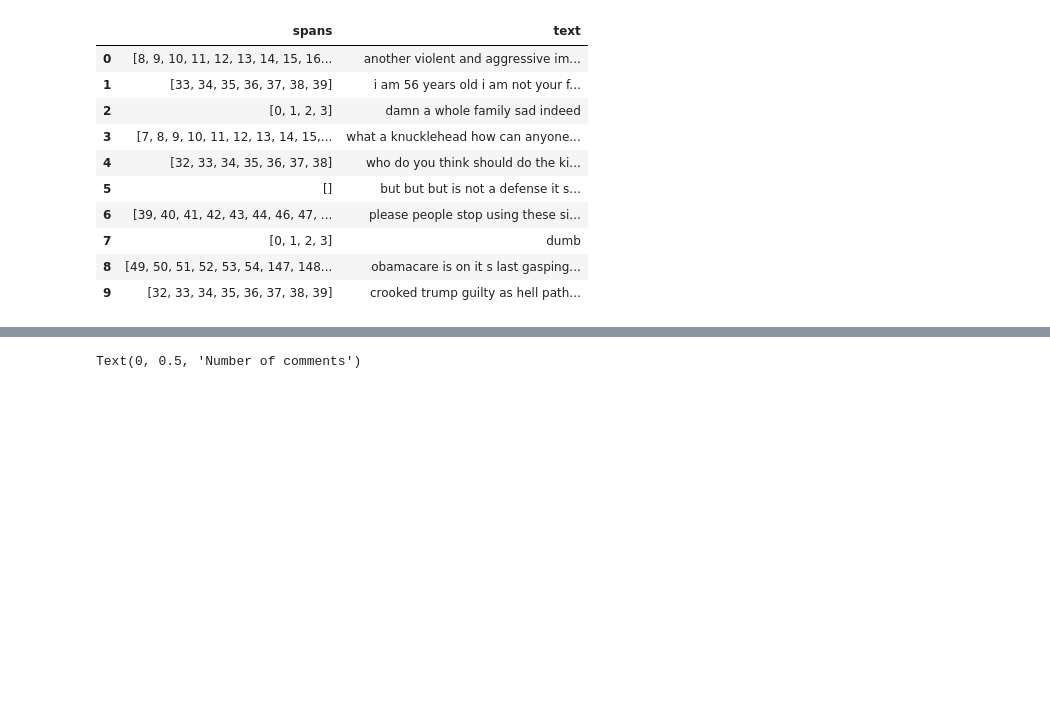
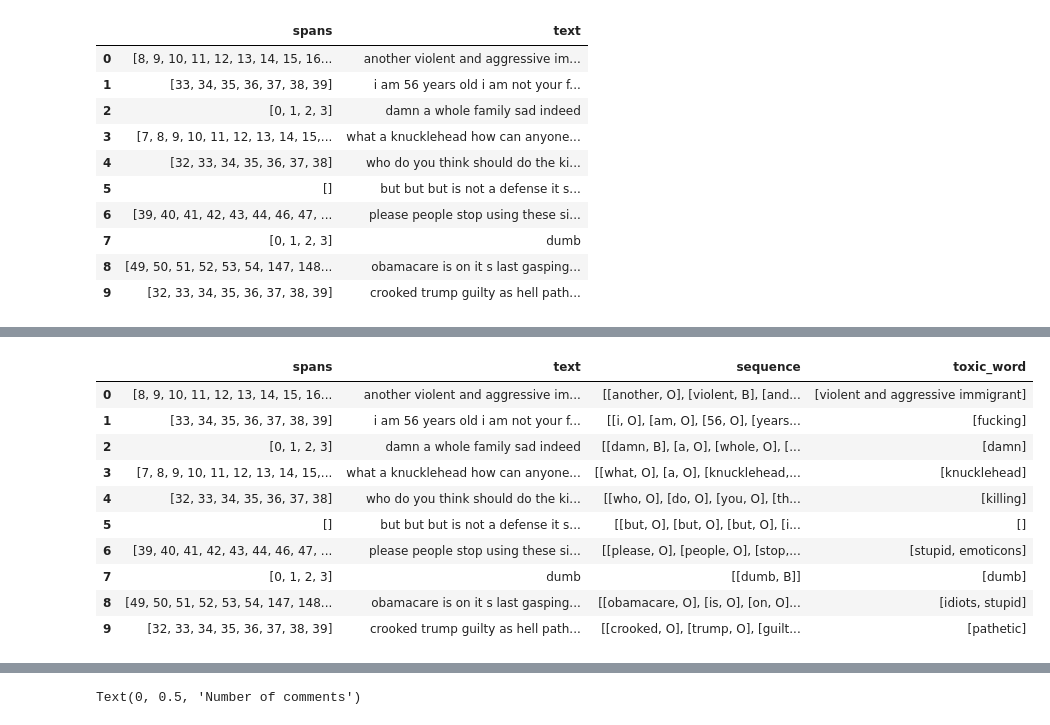
Before and after one commit to KaishuoWang/Toxic-Span-Detection, a Jupyter notebook: explore_data.ipynb, the cells around one changed output, grey strips where cells are left out. Cells and saved outputs as stored; diff of their text form; code cells hidden in the pictures; blank space fills up the shorter version.

```diff
--- a/explore_data.ipynb
+++ b/explore_data.ipynb
@@ -115,0 +84,90 @@ tsd_train.head(10)
+# %%
+def find_toxic_words(span, text):
+    i = 0
+    token = []
+    a = 0
+
+    word = []
+
+    while (i < (len(span) - 1)):
+        if (span[i] != (span[i+1]-1)):
+            token.append(span[a:(i+1)])
+            a = i + 1
+        elif i == (len(span) - 2):
+            token.append(span[a:i+2])
+
+        i = i + 1
+
+    for t in token:
+        word.append(text[t[0]:(t[len(t)-1])+1])
+
+    return word
+
+def BIO_tagger(span, text, get_span=0):
+    tknzr2 = TweetTokenizer()
+    tmp_tokens = tknzr2.tokenize(text)
+    tokens = []
+    token_span = []
+    for each_token in tmp_tokens:
+        if each_token not in string.punctuation:
+            tokens.append(each_token)
+            if get_span == 1:
+                if len(token_span) != 0:
+                    tmp = text[token_span[len(token_span)-1][-1]+1:]
+                    start = tmp.find(each_token) + token_span[len(token_span)-1][-1]+1
+                    token_span.append(list(range(start, start + len(each_token))))
+                else:
+                    token_span.append(list(range(0, len(each_token))))
+
+    sequence = []
+    for each in tokens:
+        sequence.append([each, 'O'])
+
+    toxic_words = find_toxic_words(span, text)
+
+    toxic_tokens = []
+    for i in range(0, len(tokens)):
+        for each_toxic in toxic_words:
+            t = tknzr2.tokenize(each_toxic)
+            if tokens[i] in t:
+                if tokens[i] == t[0]:
+                    sequence[i][1] = 'B'
+                elif i != 0 and (sequence[i-1][1] == 'B' or sequence[i-1][1] == 'I'):
+                    sequence[i][1] = 'I'
+
+    return sequence, toxic_words, token_span
+
+# Build a new dataframe to store tokens and tags
+def encode(df, get_span=0):
+    result_sequence  = []
+    result_toxic_words = []
+    result_token_span = []
+
+    for index, row in df.iterrows():
+        sequence, toxic_words, token_span = BIO_tagger(row['spans'], row['text'], get_span)
+        result_sequence.append(sequence)
+        result_toxic_words.append(toxic_words)
+        result_token_span.append(token_span)
+
+    df['sequence'] = result_sequence
+    df['toxic_word'] = result_toxic_words
+    if get_span == 1:
+        df['token_span'] = result_token_span
+
+encode(tsd_train)
+encode(tsd_trial)
+encode(tsd_test, 1)
+
+tsd_train.head(10)
+# %% [output]
+|  | spans | text | sequence | toxic_word |
+| 0 | [8, 9, 10, 11, 12, 13, 14, 15, 16... | another violent and aggressive im... | [[another, O], [violent, B], [and... | [violent and aggressive immigrant] |
+| 1 | [33, 34, 35, 36, 37, 38, 39] | i am 56 years old i am not your f... | [[i, O], [am, O], [56, O], [years... | [fucking] |
+| 2 | [0, 1, 2, 3] | damn a whole family sad indeed | [[damn, B], [a, O], [whole, O], [... | [damn] |
+| 3 | [7, 8, 9, 10, 11, 12, 13, 14, 15,... | what a knucklehead how can anyone... | [[what, O], [a, O], [knucklehead,... | [knucklehead] |
+| 4 | [32, 33, 34, 35, 36, 37, 38] | who do you think should do the ki... | [[who, O], [do, O], [you, O], [th... | [killing] |
+| 5 | [] | but but but is not a defense it s... | [[but, O], [but, O], [but, O], [i... | [] |
+| 6 | [39, 40, 41, 42, 43, 44, 46, 47, ... | please people stop using these si... | [[please, O], [people, O], [stop,... | [stupid, emoticons] |
+| 7 | [0, 1, 2, 3] | dumb | [[dumb, B]] | [dumb] |
+| 8 | [49, 50, 51, 52, 53, 54, 147, 148... | obamacare is on it s last gasping... | [[obamacare, O], [is, O], [on, O]... | [idiots, stupid] |
+| 9 | [32, 33, 34, 35, 36, 37, 38, 39] | crooked trump guilty as hell path... | [[crooked, O], [trump, O], [guilt... | [pathetic] |
```
Also changed, not shown: parts of 11 cells of this notebook.
